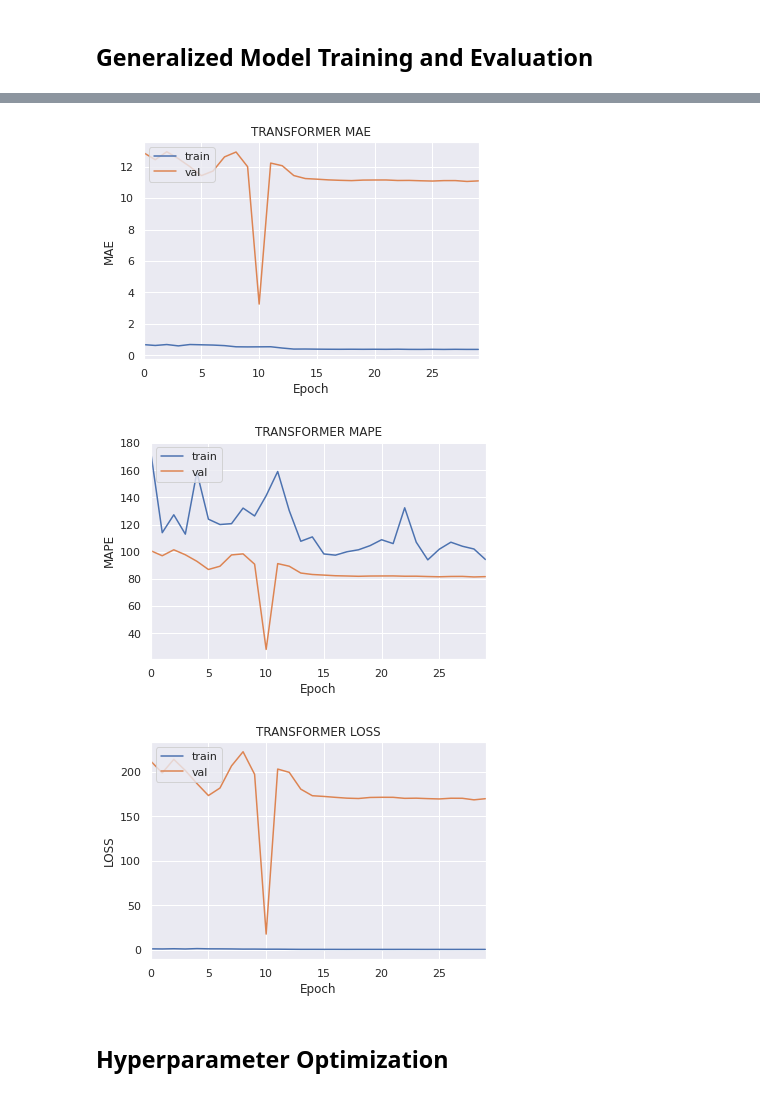
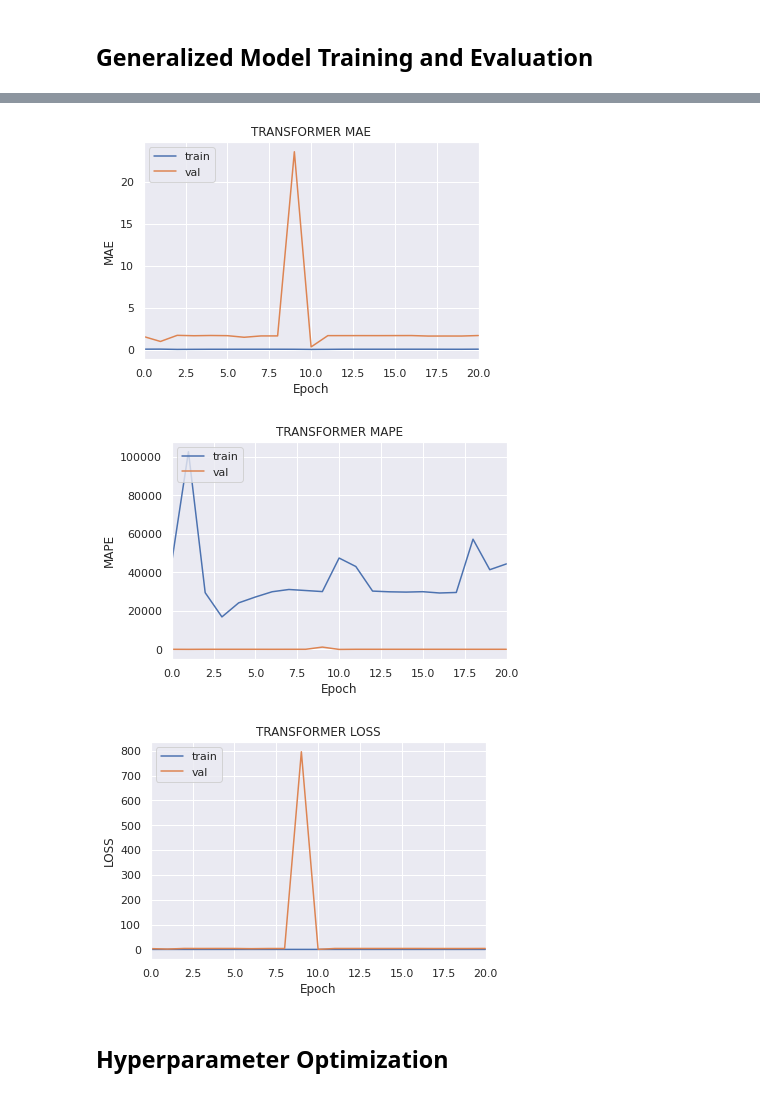
Before and after one commit to zanderman/stock-forecasting-transformer, a Jupyter notebook: forecast_transformer.ipynb, the cells around one changed output, grey strips where cells are left out. Drawn from its saved outputs; the diff is of its cells as text; code cells hidden in the pictures.

```diff
--- a/forecast_transformer.ipynb
+++ b/forecast_transformer.ipynb
@@ -1277,10 +1318,10 @@ def load_trained_model(
 def lr_scheduler(
     epoch: int,
     lr: float,
-    warmup_epochs: int = 15, # 15
+    warmup_epochs: int = 5, # 15
     decay_epochs: int = 100, # 100
     initial_lr: float = 1e-6,
-    base_lr: float = 1e-3,
+    base_lr: float = 1e-2, # 1e-3
     min_lr: float = 5e-5
     ) -> float:
     if epoch <= warmup_epochs:
@@ -1342,14 +1383,15 @@ def train_evaluate_model(
             filename=history_path,
             append=False,
         ),
-        # # Early stopping when performance does not improve across N epochs.
-        # tf.keras.callbacks.EarlyStopping(
-        #     monitor='val_loss',
-        #     mode='auto',
-        #     patience=10,
-        #     # min_delta=0.001,
-        #     restore_best_weights=True,
-        # ),
+        # Early stopping when performance does not improve across N epochs.
+        tf.keras.callbacks.EarlyStopping(
+            monitor='val_loss',
+            mode='auto',
+            patience=10,
+            # min_delta=0.001,
+            restore_best_weights=True,
+        ),
+        # Learning rate scheule.
         keras.callbacks.LearningRateScheduler(
             schedule=lr_scheduler,
             verbose=1,
@@ -1405,8 +1447,8 @@ def train_evaluate_for_dataset(
     out_seq_len: int,
     shift: int,
     split: tuple[float, float, float] = (0.7, 0.2, 0.1),
-    in_feat: list[str] = ['Open','High','Low','Close','Volume'],
-    out_feat: list[str] = ['Open','High','Low','Close','Volume'],
+    in_feat: list[str] = ['DayOfYear','Open','High','Low','Close','Volume'],
+    out_feat: list[str] = ['DayOfYear','Open','High','Low','Close','Volume'],
     batch_size: int = 64,
     shuffle: bool = True,
     strategy: tf.distribute.Strategy = tf.distribute.get_strategy(),
@@ -1567,17 +1609,20 @@ builder = build_model_from_hparams(build_transformer_encoder_net)
 
 # {'optim': 'adam', 'n_heads': 8, 'lr': 0.001, 'fc_units': [128, 128], 'embed_dim': 32, 'd_v': 256, 'd_k': 512, 'd_ff': 2048}
 params = dict(
-    fc_units=[64,64],
+    fc_units=[512,512],
+    # fc_units=[64,64],
+    # fc_units=[32,32],
     # embed_dim=32,
-    embed_dim=5,
+    embed_dim=4,
     # d_k=512,
     # d_k=32,
     # d_v=256,
     # d_v=32,
     # key_dim=20,
-    n_heads=8,
-    ff_dim=2048,
-    dropout=0.1,
+    n_heads=2,
+    # ff_dim=2048,
+    ff_dim=4096,
+    dropout=0.3,
     n_encoders=3,
     optim='adam',
     # lr=0.001,
@@ -1587,6 +1632,10 @@ compile_params = dict(
     loss='mse',
     metrics=['mae', 'mape'],
 )
+# compile_params = dict(
+#     loss='mae',
+#     metrics=['mse', 'mape'],
+# )
 
 model, hist, met, params, df = train_evaluate_for_dataset(
     model_name='transformer',
@@ -1595,6 +1644,7 @@ model, hist, met, params, df = train_evaluate_for_dataset(
     compile_params=compile_params,
     asset='aapl',
     # in_seq_len=128,
+    # in_seq_len=64,
     in_seq_len=64,
     out_seq_len=1,
     shift=1,
@@ -1606,6 +1656,6 @@ model, hist, met, params, df = train_evaluate_for_dataset(
     batch_size=64,
     shuffle=False,
     strategy=tf.distribute.get_strategy(),
-    epochs=30,
+    epochs=100,
 )
 # %% [output]
@@ -1630,6 +1680,6 @@ transformer 0.366915 11.096253 31.703999 94.289963 81.721764  92.505569 0.398938
-[figure, old version]
+[figure, new version]
-[figure, old version]
+[figure, new version]
-[figure, old version]
+[figure, new version]
 # %% [markdown]
 ## Hyperparameter Optimization
 # %%
```
Also changed, not shown: parts of 4 cells of this notebook.
